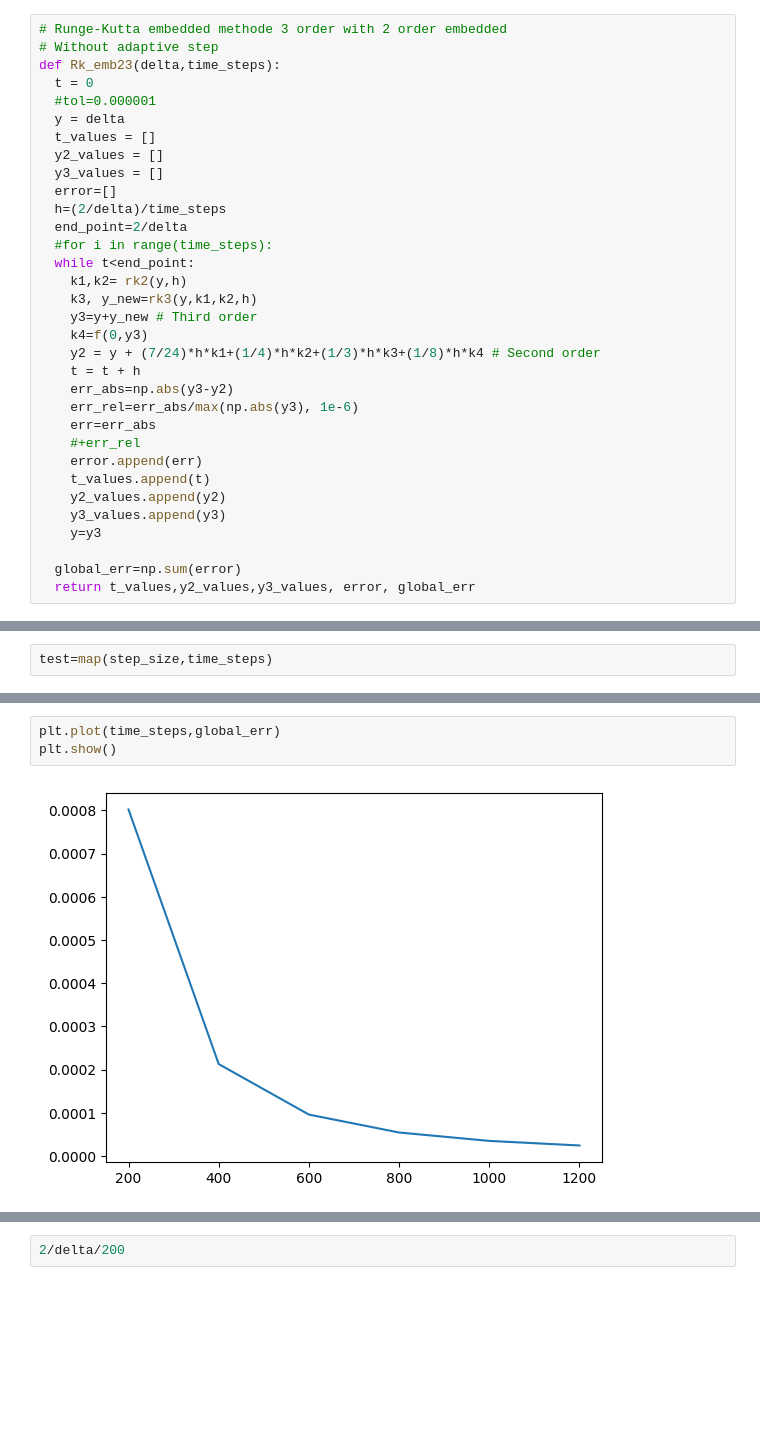
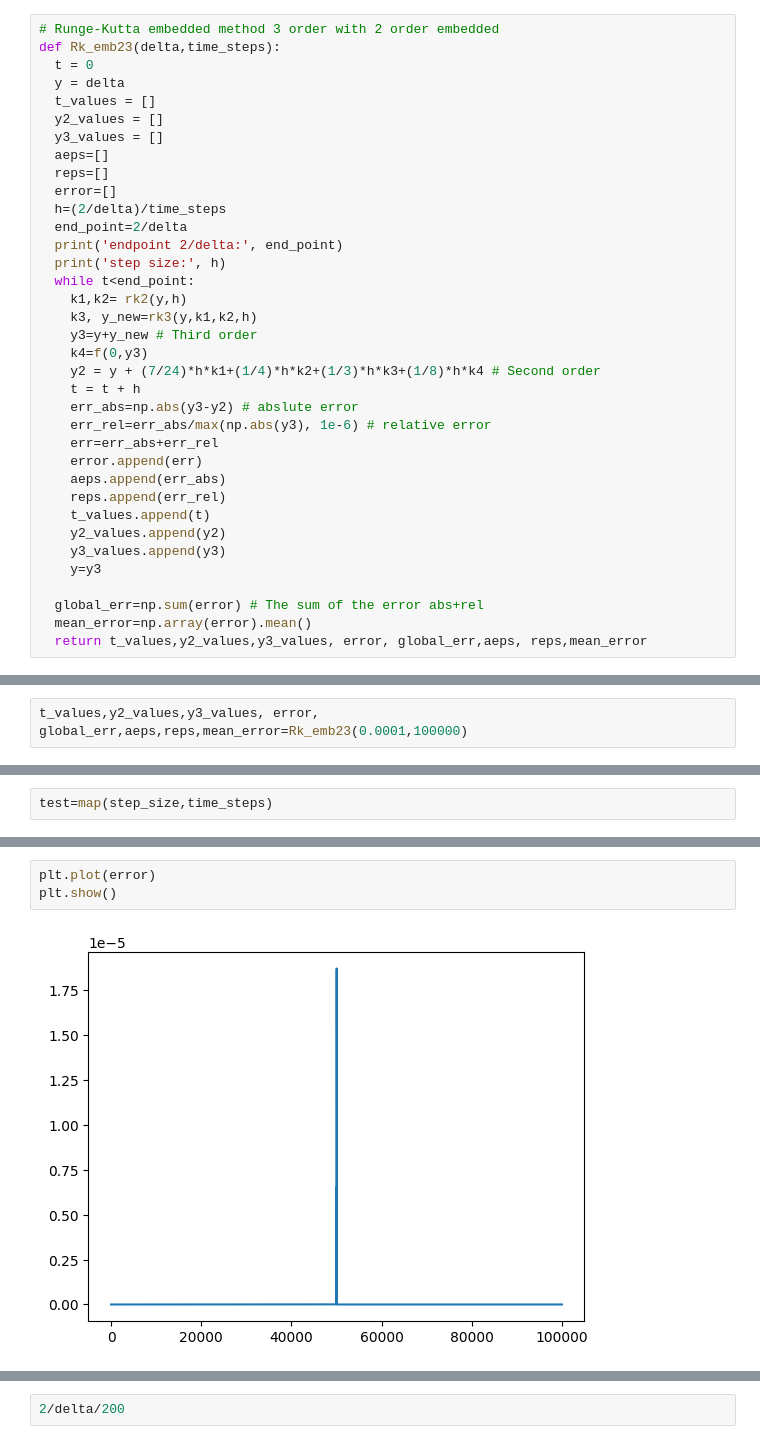
Before and after one commit to sojohan/02687Assignment2, a Jupyter notebook: assignment2.ipynb, the cells around one changed output, grey strips where cells are left out. Cells and saved outputs as stored; diff of their text form; blank space fills up the shorter version.

Commit message:
New version with adaptive stepsize

```diff
--- a/assignment2.ipynb
+++ b/assignment2.ipynb
@@ -110,19 +155,20 @@ plt.scatter(x_values, sol_1.y,s=10, label='Scipy solve_ivp')
 <matplotlib.collections.PathCollection at 0x...>
 [figure]
 # %%
-# Runge-Kutta embedded methode 3 order with 2 order embedded
-# Without adaptive step
+# Runge-Kutta embedded method 3 order with 2 order embedded
 def Rk_emb23(delta,time_steps):
   t = 0
-  #tol=0.000001
   y = delta
   t_values = []
   y2_values = []
   y3_values = []
+  aeps=[]
+  reps=[]
   error=[]
   h=(2/delta)/time_steps
   end_point=2/delta
-  #for i in range(time_steps):
+  print('endpoint 2/delta:', end_point)
+  print('step size:', h)
   while t<end_point:
     k1,k2= rk2(y,h)
     k3, y_new=rk3(y,k1,k2,h)
@@ -130,16 +176,18 @@ def Rk_emb23(delta,time_steps):
     k4=f(0,y3)
     y2 = y + (7/24)*h*k1+(1/4)*h*k2+(1/3)*h*k3+(1/8)*h*k4 # Second order
     t = t + h
-    err_abs=np.abs(y3-y2)
-    err_rel=err_abs/max(np.abs(y3), 1e-6)
-    err=err_abs
-    #+err_rel
+    err_abs=np.abs(y3-y2) # abslute error
+    err_rel=err_abs/max(np.abs(y3), 1e-6) # relative error
+    err=err_abs+err_rel
     error.append(err)
+    aeps.append(err_abs)
+    reps.append(err_rel)
     t_values.append(t)
     y2_values.append(y2)
     y3_values.append(y3)
     y=y3
 
-  global_err=np.sum(error)
-  return t_values,y2_values,y3_values, error, global_err
+  global_err=np.sum(error) # The sum of the error abs+rel
+  mean_error=np.array(error).mean()
+  return t_values,y2_values,y3_values, error, global_err,aeps, reps,mean_error
 # %%
@@ -146,0 +207,2 @@ t_values,y2_values,y3_values, error, global_err=Rk_emb23(0.02,200)
+# %%
+t_values,y2_values,y3_values, error, global_err,aeps,reps,mean_error=Rk_emb23(0.0001,100000)
@@ -180,5 +288,5 @@ global_err
 # %%
-plt.plot(time_steps,global_err)
+plt.plot(error)
 plt.show()
 # %% [output]
-[figure, old version]
+[figure, new version]
```
Also changed, not shown: parts of 73 cells of this notebook.
